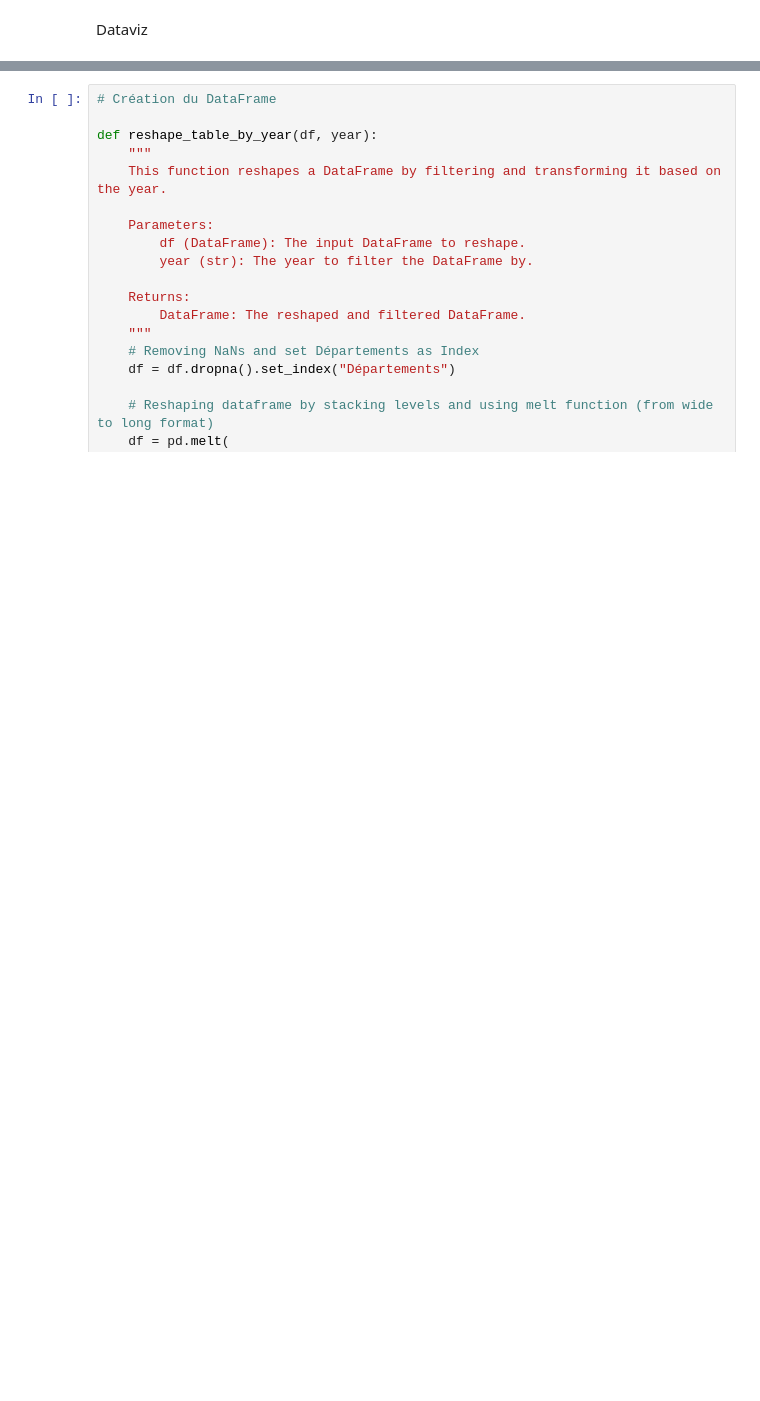
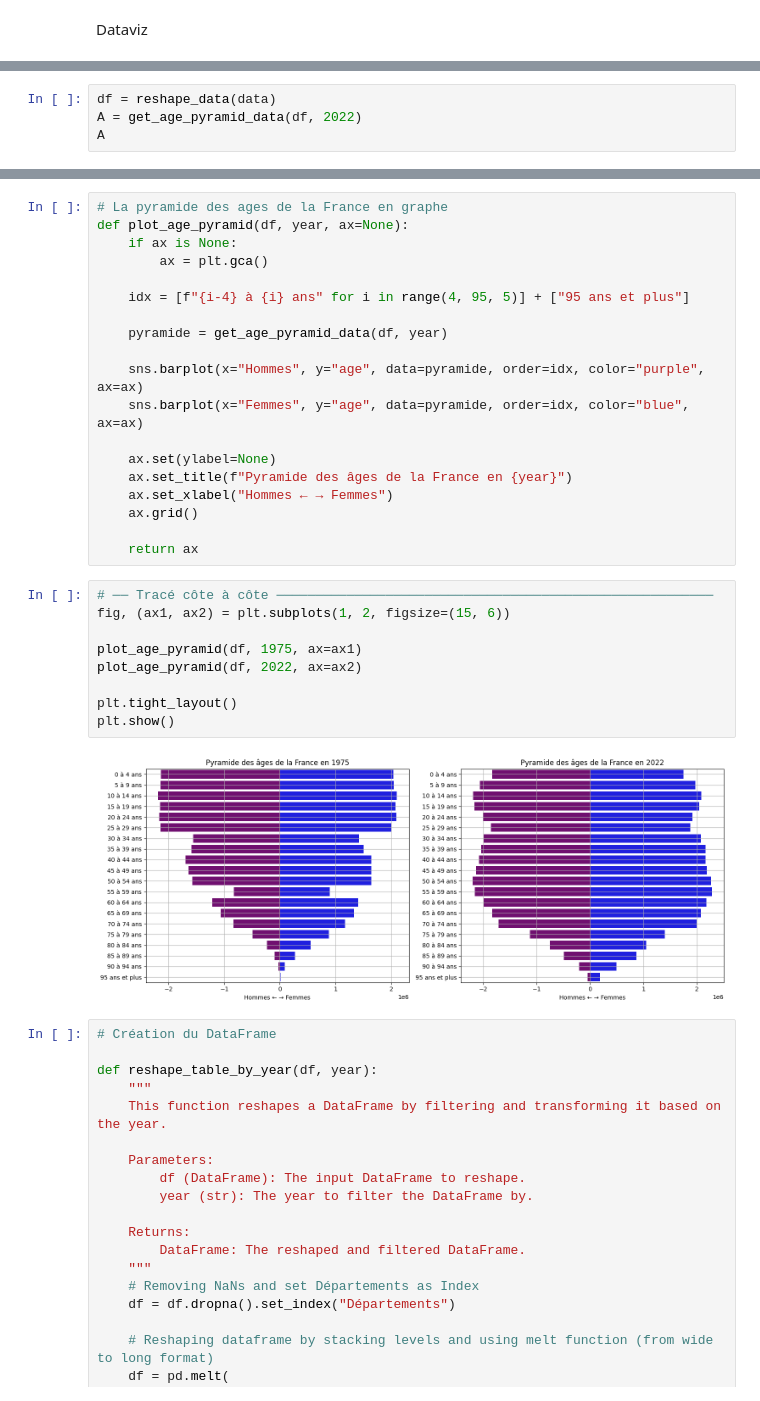
Before and after one commit to SORADATA/Estimation-de-la-population-francaise, a Jupyter notebook: main.ipynb, the cells around one changed output, grey strips where cells are left out. Drawn from its saved outputs; the diff is of its cells as text; blank space fills up the shorter version.

```diff
--- a/main.ipynb
+++ b/main.ipynb
@@ -106,0 +183,4 @@ NameError: name 'df' is not defined
+# %%
+df = reshape_data(data)
+A = get_age_pyramid_data(df, 2022)
+A
@@ -107,3 +205,33 @@ NameError: name 'df' is not defined
+# %%
+# La pyramide des ages de la France en graphe
+def plot_age_pyramid(df, year, ax=None):
+    if ax is None:
+        ax = plt.gca()
+
+    idx = [f"{i-4} à {i} ans" for i in range(4, 95, 5)] + ["95 ans et plus"]
+
+    pyramide = get_age_pyramid_data(df, year)
+
+    sns.barplot(x="Hommes", y="age", data=pyramide, order=idx, color="purple", ax=ax)
+    sns.barplot(x="Femmes", y="age", data=pyramide, order=idx, color="blue", ax=ax)
+
+    ax.set(ylabel=None)
+    ax.set_title(f"Pyramide des âges de la France en {year}")
+    ax.set_xlabel("Hommes ← → Femmes")
+    ax.grid()
+
+    return ax
+# %%
+# ── Tracé côte à côte ────────────────────────────────────────────────────────
+fig, (ax1, ax2) = plt.subplots(1, 2, figsize=(15, 6))
+
+plot_age_pyramid(df, 1975, ax=ax1)
+plot_age_pyramid(df, 2022, ax=ax2)
+
+plt.tight_layout()
+plt.show()
+# %% [output]
+[figure, added]
 # %%
 # Création du DataFrame
 
```
Also changed, not shown: parts of 10 cells of this notebook.
